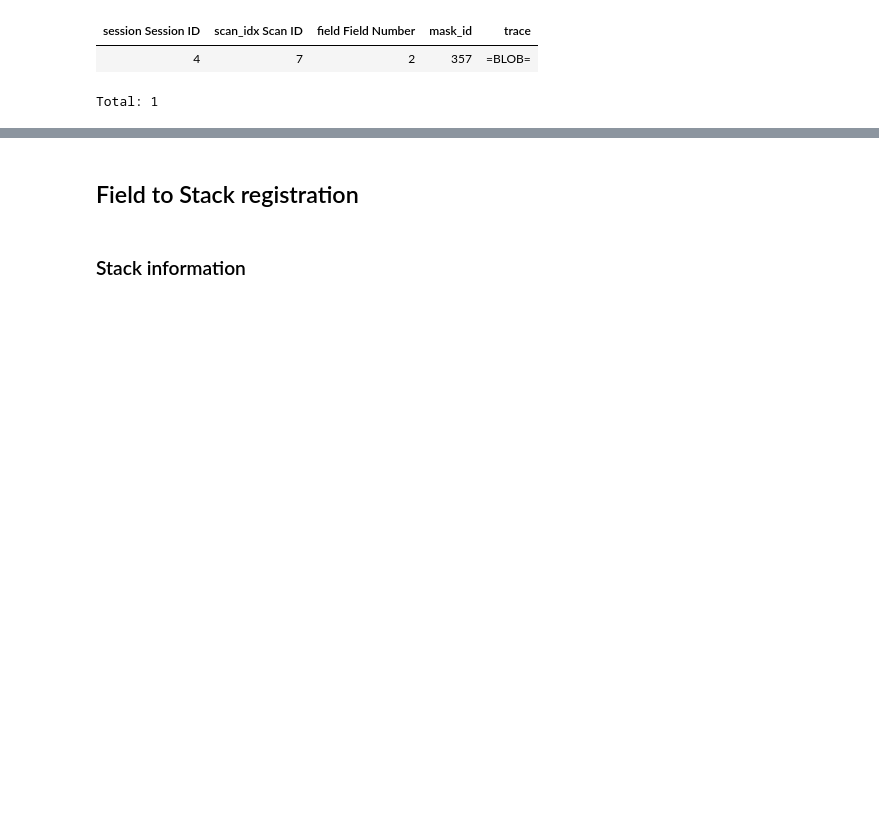
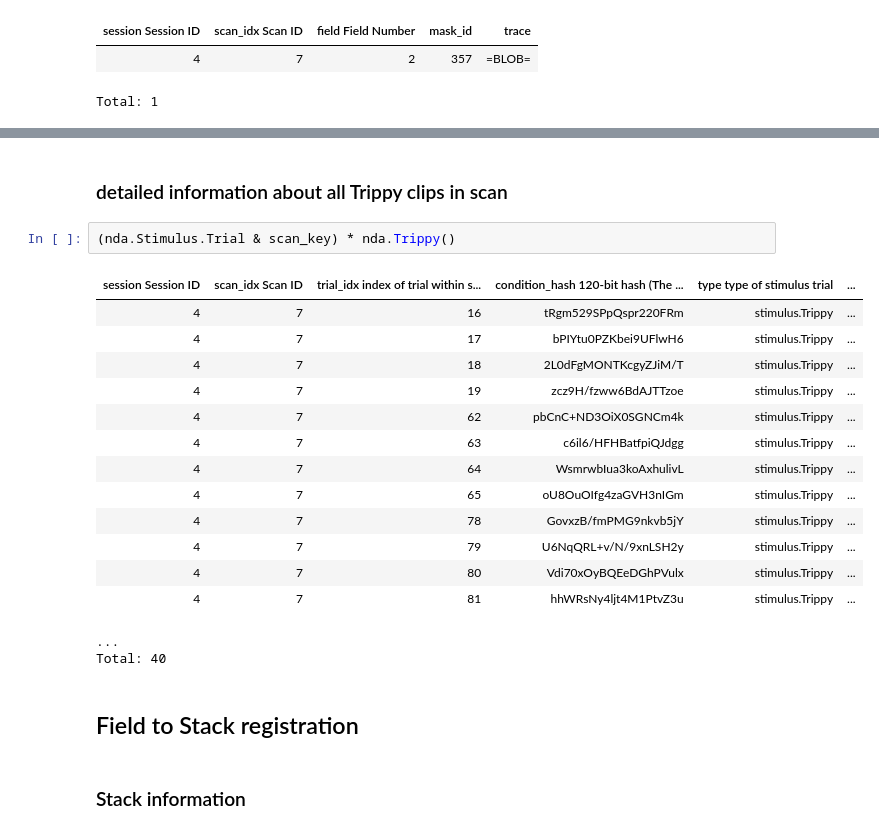
Before and after one commit to cajal/microns_phase3_nda, a Jupyter notebook: notebooks/microns_phase3_nda_examples.ipynb, the cells around one changed output, grey strips where cells are left out. Drawn from its saved outputs; the diff is of its cells as text; blank space fills up the shorter version.

```diff
--- a/notebooks/microns_phase3_nda_examples.ipynb
+++ b/notebooks/microns_phase3_nda_examples.ipynb
@@ -222,3 +302,23 @@ Total: 1
+# %% [markdown]
+### detailed information about all Trippy clips in scan
+# %%
+(nda.Stimulus.Trial & scan_key) * nda.Trippy()
+# %% [output]
+| session Session ID | scan_idx Scan ID | trial_idx index of trial within s... | condition_hash 120-bit hash (The ... | type type of stimulus trial | ... |
+| 4 | 7 | 16 | tRgm529SPpQspr220FRm | stimulus.Trippy | ... |
+| 4 | 7 | 17 | bPIYtu0PZKbei9UFlwH6 | stimulus.Trippy | ... |
+| 4 | 7 | 18 | 2L0dFgMONTKcgyZJiM/T | stimulus.Trippy | ... |
+| 4 | 7 | 19 | zcz9H/fzww6BdAJTTzoe | stimulus.Trippy | ... |
+| 4 | 7 | 62 | pbCnC+ND3OiX0SGNCm4k | stimulus.Trippy | ... |
+| 4 | 7 | 63 | c6il6/HFHBatfpiQJdgg | stimulus.Trippy | ... |
+| 4 | 7 | 64 | WsmrwbIua3koAxhulivL | stimulus.Trippy | ... |
+| 4 | 7 | 65 | oU8OuOIfg4zaGVH3nIGm | stimulus.Trippy | ... |
+| 4 | 7 | 78 | GovxzB/fmPMG9nkvb5jY | stimulus.Trippy | ... |
+| 4 | 7 | 79 | U6NqQRL+v/N/9xnLSH2y | stimulus.Trippy | ... |
+| 4 | 7 | 80 | Vdi70xOyBQEeDGhPVulx | stimulus.Trippy | ... |
+| 4 | 7 | 81 | hhWRsNy4ljt4M1PtvZ3u | stimulus.Trippy | ... |
+...
+Total: 40
 # %% [markdown]
 ## Field to Stack registration
 # %% [markdown]
```
Also changed, not shown: parts of 14 cells of this notebook.
